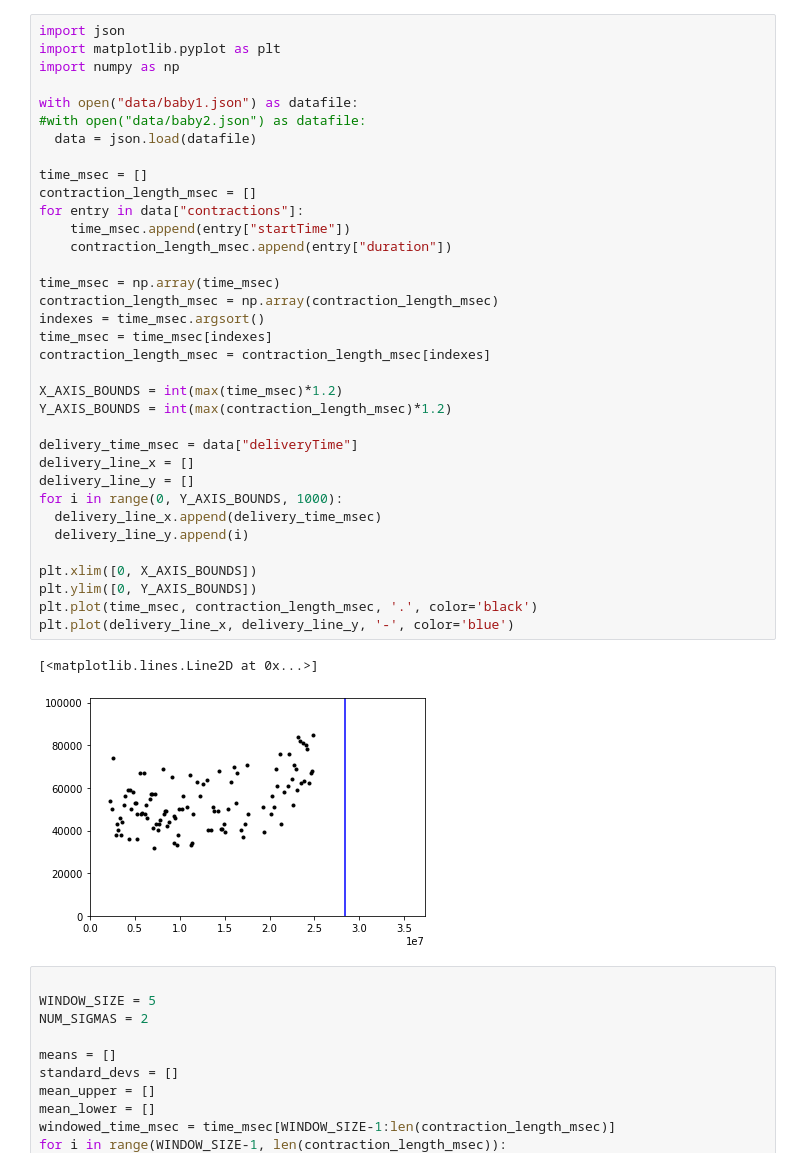
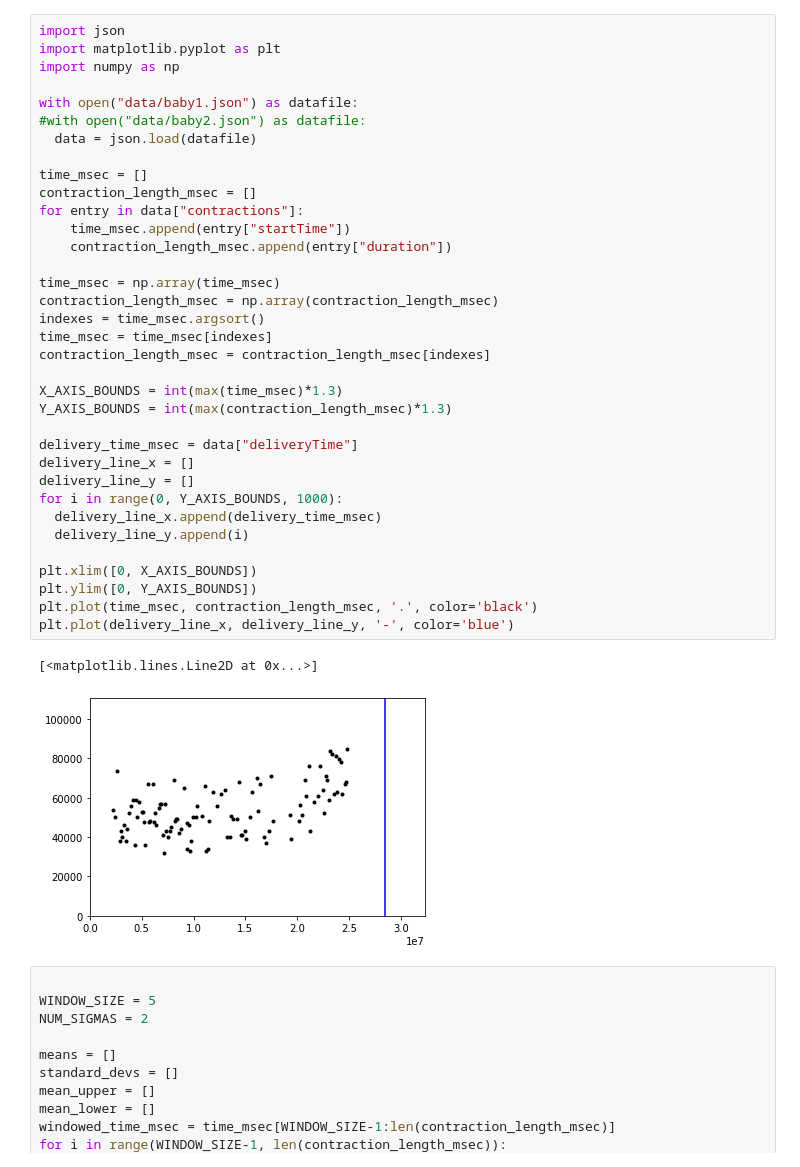
Before and after one commit to josephmate/PredictBabyDelivery, a Jupyter notebook: analysis.ipynb, the cells around one changed output. Cells and saved outputs as stored; diff of their text form.

```diff
--- a/analysis.ipynb
+++ b/analysis.ipynb
@@ -6,36 +6,36 @@ import numpy as np
 with open("data/baby1.json") as datafile:
 #with open("data/baby2.json") as datafile:
   data = json.load(datafile)
 
 time_msec = []
 contraction_length_msec = []
 for entry in data["contractions"]:
     time_msec.append(entry["startTime"])
     contraction_length_msec.append(entry["duration"])
 
 time_msec = np.array(time_msec)
 contraction_length_msec = np.array(contraction_length_msec)
 indexes = time_msec.argsort()
 time_msec = time_msec[indexes]
 contraction_length_msec = contraction_length_msec[indexes]
 
-X_AXIS_BOUNDS = int(max(time_msec)*1.2)
-Y_AXIS_BOUNDS = int(max(contraction_length_msec)*1.2)
+X_AXIS_BOUNDS = int(max(time_msec)*1.3)
+Y_AXIS_BOUNDS = int(max(contraction_length_msec)*1.3)
 
 delivery_time_msec = data["deliveryTime"]
 delivery_line_x = []
 delivery_line_y = []
 for i in range(0, Y_AXIS_BOUNDS, 1000):
   delivery_line_x.append(delivery_time_msec)
   delivery_line_y.append(i)
 
 plt.xlim([0, X_AXIS_BOUNDS])
 plt.ylim([0, Y_AXIS_BOUNDS])
 plt.plot(time_msec, contraction_length_msec, '.', color='black')
 plt.plot(delivery_line_x, delivery_line_y, '-', color='blue')
 # %% [output]
 [<matplotlib.lines.Line2D at 0x...>]
-[figure, old version]
+[figure, new version]
 # %%
 
 WINDOW_SIZE = 5
```
Also changed, not shown: parts of 3 cells of this notebook.
